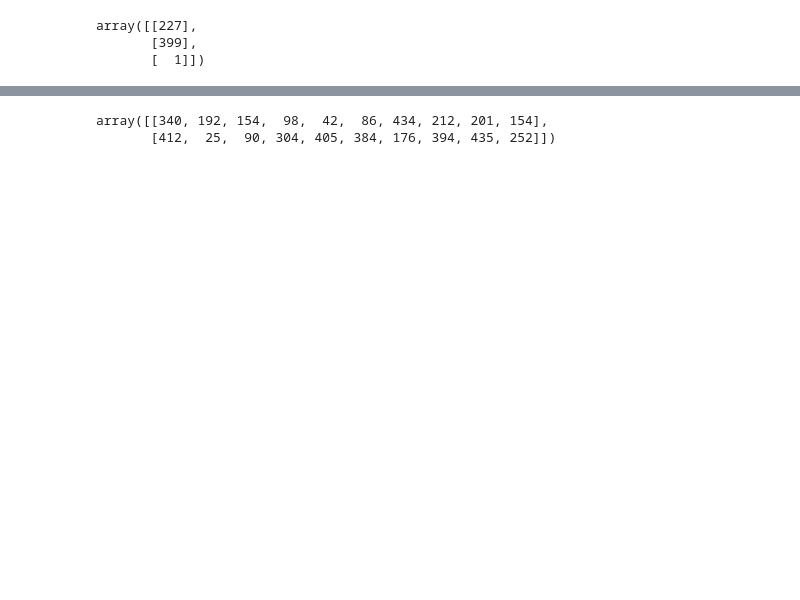
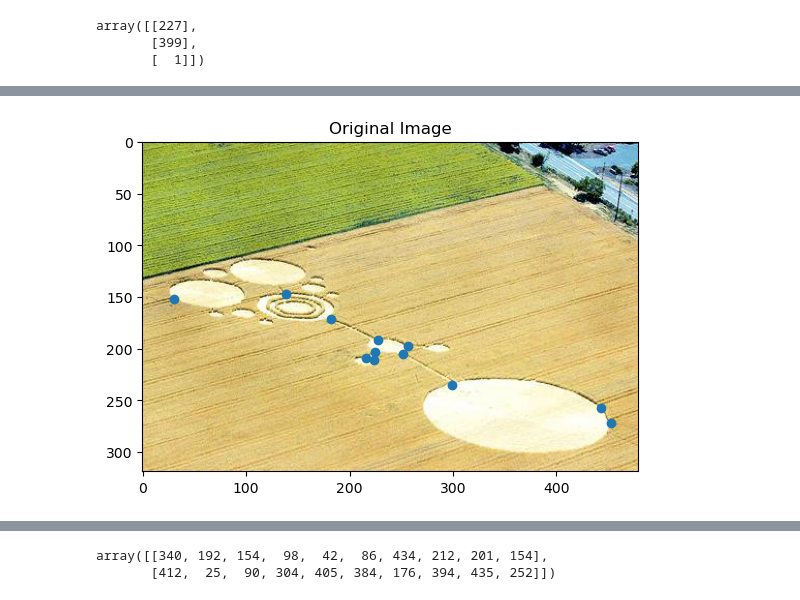
Before and after one commit to rzambrano1/computer_vision_image_stiching, a Jupyter notebook: tests_and_experiments.ipynb, the cells around one changed output, grey strips where cells are left out. Cells and saved outputs as stored; diff of their text form; code cells hidden in the pictures; blank space fills up the shorter version.

```diff
--- a/tests_and_experiments.ipynb
+++ b/tests_and_experiments.ipynb
@@ -352,0 +433,10 @@ array([[    340,     412,       1,       0,       0,       0,  -77180,
+# %%
+# Showing original image
+plt.imshow(crop1)
+plt.title("Original Image")
+
+plt.scatter(cc1[:,0],cc1[:,1])
+
+plt.show()
+# %% [output]
+[figure, added]
```
Also changed, not shown: parts of 51 cells of this notebook, 7 other files.
